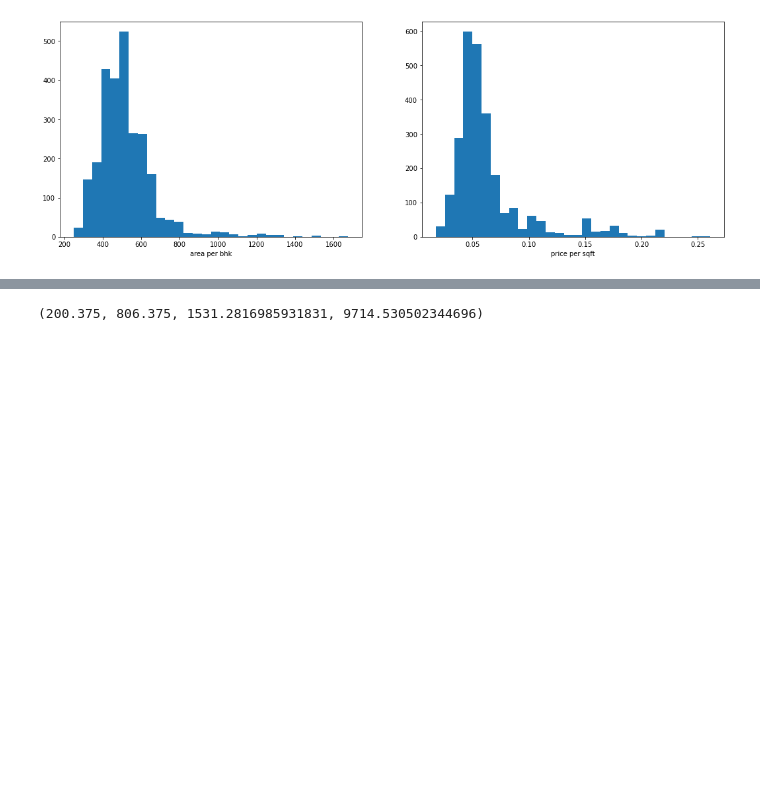
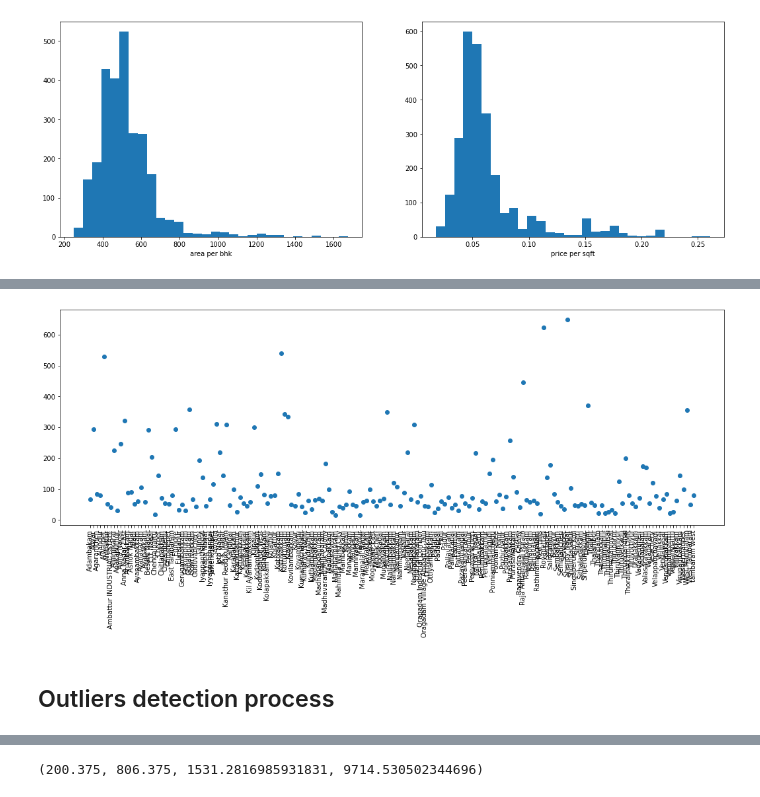
Before and after one commit to rajeevteejwal/Chennai-House-Price, a Jupyter notebook: notebooks/analysis.ipynb, the cells around one changed output, grey strips where cells are left out. Drawn from its saved outputs; the diff is of its cells as text; code cells hidden in the pictures; blank space fills up the shorter version.

```diff
--- a/notebooks/analysis.ipynb
+++ b/notebooks/analysis.ipynb
@@ -206,0 +217,20 @@ df_main = df.copy()
+# %%
+# categorical features
+loc_list = []
+price_list = []
+for key,subdf in df.groupby("location"):
+    loc_list.append(key)
+    price_list.append(subdf['price'].mean())
+# %%
+df_loc_price = pd.DataFrame({'location':loc_list, 'price':price_list})
+# %%
+plt.figure(figsize=(18,6))
+plt.scatter(df_loc_price['location'],df_loc_price['price'])
+plt.xlabel = "location"
+plt.ylabel = "price"
+plt.xticks(rotation=90)
+plt.show()
+# %% [output]
+[figure, added]
+# %% [markdown]
+## Outliers detection process
```
Also changed, not shown: parts of 25 cells of this notebook.
